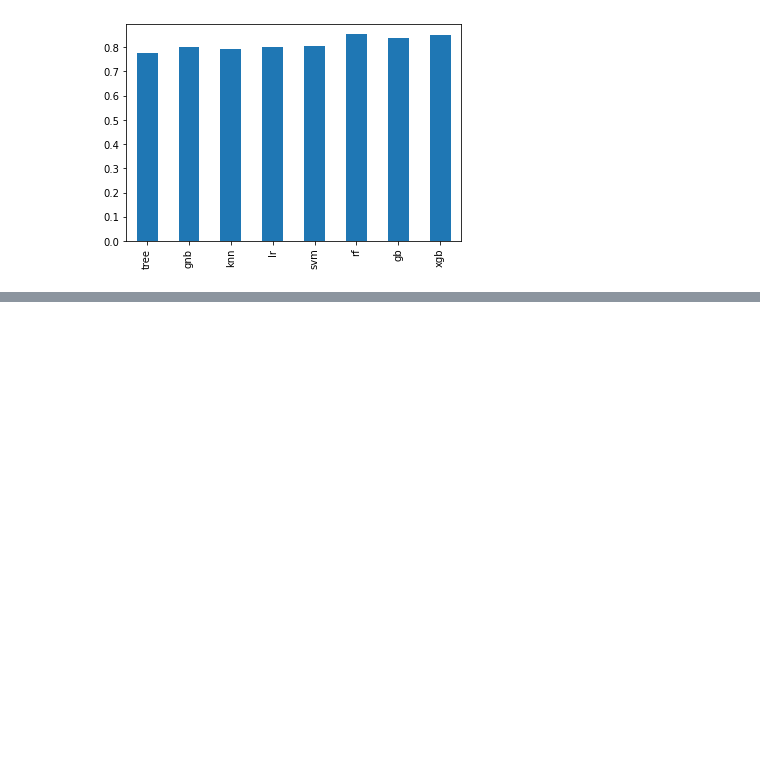
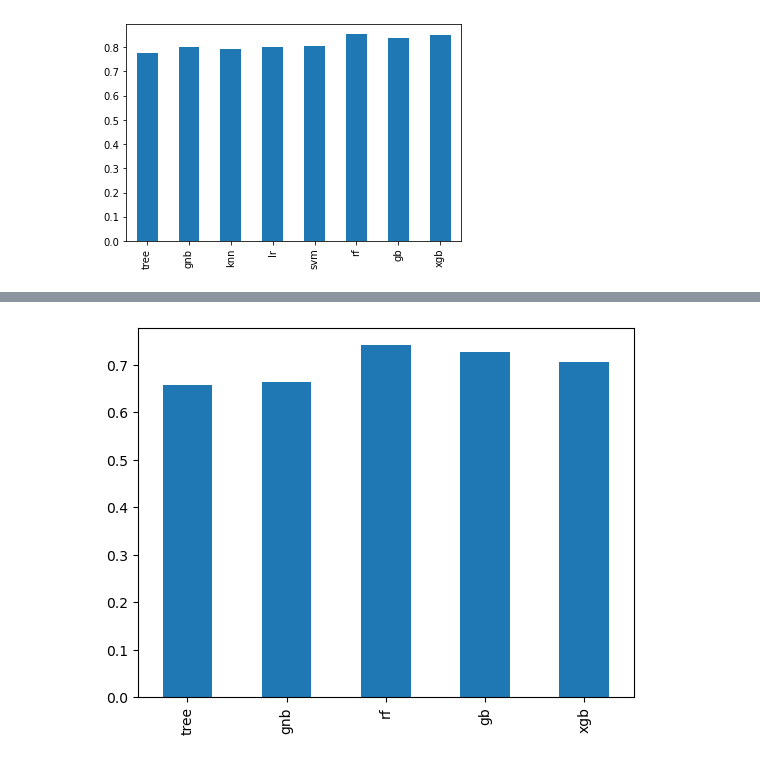
Before and after one commit to gasbugs/ML20221011, a Jupyter notebook: 03_머신러닝 알고리즘과 평가/15일차 - 분류 알고리즘.ipynb, the cells around one changed output, grey strips where cells are left out. Cells and saved outputs as stored; diff of their text form; code cells hidden in the pictures; blank space fills up the shorter version.

```diff
--- a/03_머신러닝 알고리즘과 평가/15일차 - 분류 알고리즘.ipynb
+++ b/03_머신러닝 알고리즘과 평가/15일차 - 분류 알고리즘.ipynb
@@ -184,0 +187,14 @@ dtype: float64
+# %%
+import pandas as pd
+import numpy as np
+from sklearn.impute import SimpleImputer
+from sklearn.preprocessing import StandardScaler
+from sklearn.preprocessing import LabelEncoder, OneHotEncoder
+
+## 타이타닉 데이터 불러오기
+raw_titanic_df = pd.read_csv("titanic_train.csv")
+raw_titanic_df = raw_titanic_df.drop(['Name', 'Sex', 'Embarked', 'Ticket', 'Cabin' ], axis=1).dropna()
+# %%
+x = raw_titanic_df.drop(['Survived'], axis=1).values
+y = raw_titanic_df['Survived'].values
+x.shape
@@ -184,0 +203,85 @@ dtype: float64
+# %%
+from sklearn.model_selection import train_test_split
+
+raw_ttn_train_x, raw_ttn_test_x, raw_ttn_train_y, raw_ttn_test_y = train_test_split(x,y, test_size=0.2, random_state=0)
+# %%
+def union_clf(train_x, test_x, train_y, test_y):
+    result = dict()
+
+    # 의사결정나무 알고리즘
+    from sklearn.tree import DecisionTreeClassifier
+    tree_clf = DecisionTreeClassifier()
+    tree_clf.fit(train_x, train_y)
+    result['tree'] = tree_clf.score(test_x, test_y)
+
+    # 가우시안 나이브 베이즈 알고리즘
+    from sklearn.naive_bayes import GaussianNB
+    gnb_clf = GaussianNB()
+    gnb_clf.fit(train_x, train_y)
+    result['gnb'] = gnb_clf.score(test_x, test_y)
+
+    '''
+    # K-최근접 이웃 알고리즘
+    from sklearn.neighbors import KNeighborsClassifier
+    knn_clf = KNeighborsClassifier(n_neighbors=3) # 최근접 이웃을 3개를 사용하도록 구성
+    knn_clf.fit(train_x, train_y)
+    result['knn'] = knn_clf.score(test_x, test_y)
+
+    # 로지스틱 리그레션
+    from sklearn.linear_model import LogisticRegression
+    lr_clf = LogisticRegression()
+    lr_clf.fit(train_x, train_y)
+    result['lr'] = lr_clf.score(test_x, test_y)
+
+
+    # SVM
+    from sklearn.svm import SVC
+    svm_clf = SVC()
+    svm_clf.fit(train_x, train_y)
+    result['svm'] = svm_clf.score(test_x, test_y)
+    '''
+
+    # Random Forest
+    from sklearn.ensemble import RandomForestClassifier
+    rf_clf = RandomForestClassifier(random_state=0)
+    rf_clf.fit(train_x, train_y)
+    result['rf'] = rf_clf.score(test_x, test_y)
+
+    # GBM
+    from sklearn.ensemble import GradientBoostingClassifier
+    gb_clf = GradientBoostingClassifier(random_state=0)
+    gb_clf.fit(train_x, train_y)
+    result['gb'] = gb_clf.score(test_x, test_y)
+
+    # XGBoost
+    from xgboost import XGBClassifier
+    xgb_clf = XGBClassifier()
+    xgb_clf.fit(train_x, train_y)
+    result['xgb'] = xgb_clf.score(test_x, test_y)
+
+    result_df = pd.Series(result)
+
+    result_df.plot(kind='bar')
+    return result_df
+
+union_clf(raw_ttn_train_x, raw_ttn_test_x, raw_ttn_train_y, raw_ttn_test_y)
+
+''' 전처리 후
+tree    0.776536
+gnb     0.798883
+knn     0.793296
+lr      0.798883
+svm     0.804469
+rf      0.854749
+gb      0.837989
+xgb     0.849162
+'''
+
+''' 전처리를 수행하지 않고 쓸 수 있는 데이터만 사용
+tree    0.657343
+gnb     0.664336
+rf      0.741259
+gb      0.727273
+xgb     0.706294
+'''
+# %% [output]
@@ -184,0 +295 @@ dtype: float64
+[figure, added]
```
Also changed, not shown: parts of 4 cells of this notebook, 3 other files.
